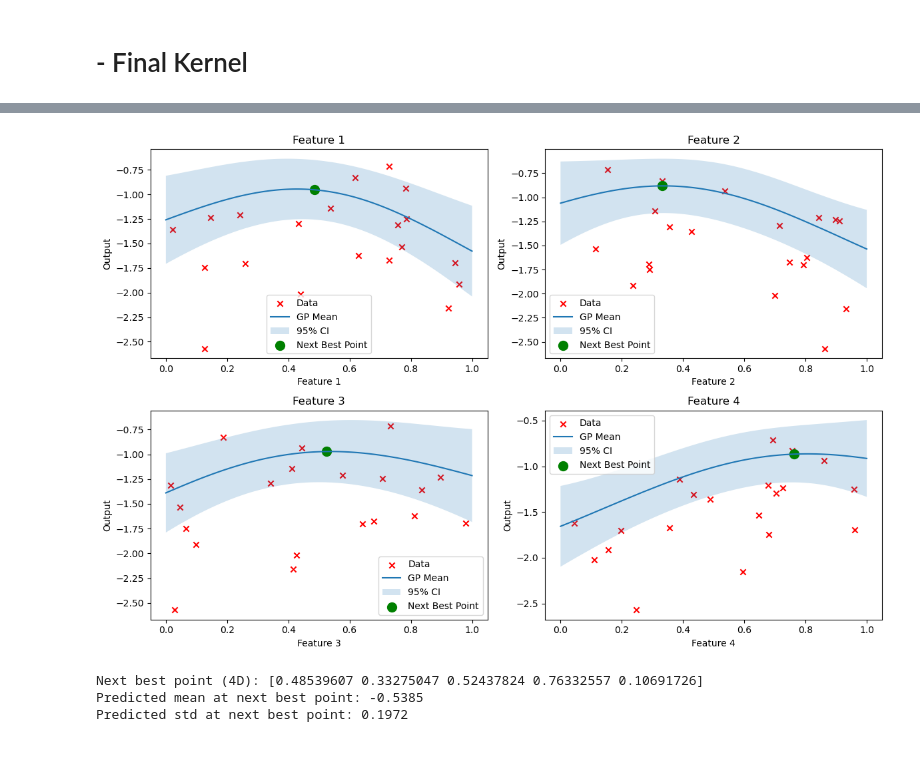
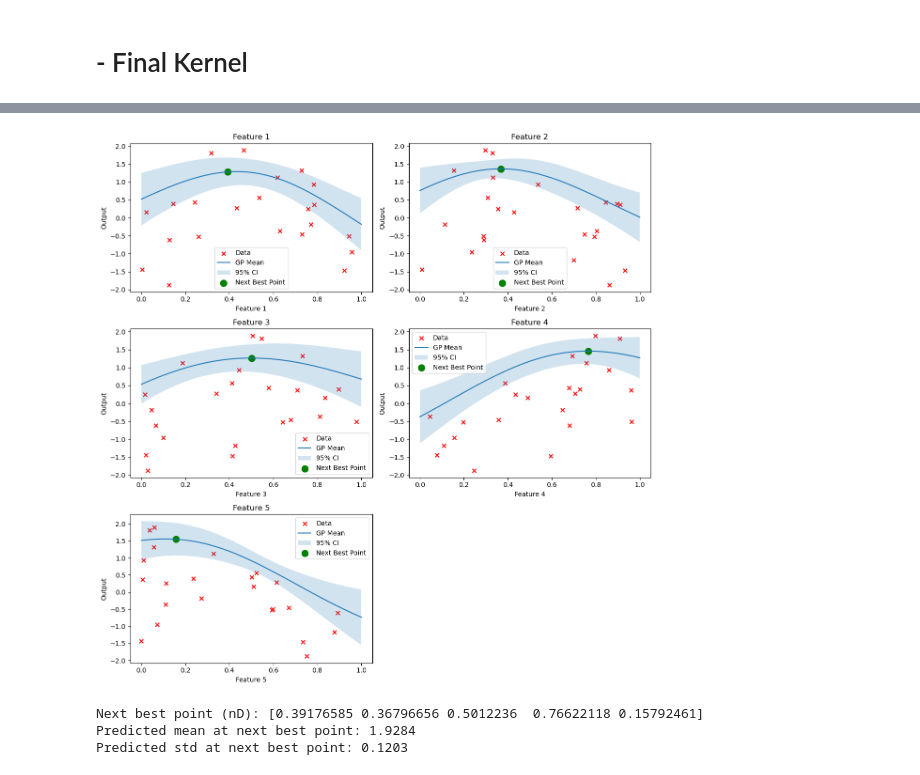
Before and after one commit to Alerdo/BlackBox-Bayesian_Optimisation, a Jupyter notebook: initial_data/0.0 notebooks/f6_optimisation.ipynb, the cells around one changed output, grey strips where cells are left out. Cells and saved outputs as stored; diff of their text form; code cells hidden in the pictures.

```diff
--- a/initial_data/0.0 notebooks/f6_optimisation.ipynb
+++ b/initial_data/0.0 notebooks/f6_optimisation.ipynb
@@ -672,8 +674,8 @@ np.var(f1_inp),skew(f1_inp), np.var(f1_inp_warped),skew(f1_inp_warped)
 # %%
 # SKEWNES IMPROVED/ POSITIVE RESULT
 # %%
-f1_inp = f1_inp_warped
-f1_out  = f1_out_transformed
+x_final =  f1_inp#f1_inp_warped
+y_final  = f1_out_transformed
 # %% [markdown]
 
 # ***************************** Gaussian Process****************************
@@ -844,15 +826,15 @@ kernel = (
         length_scale=0.1,  # Initial length scale
         alpha=1.0,  # Balances short- and long-term variations
         length_scale_bounds=(0.1, 2.0),
-        alpha_bounds=(0.1, 5.0)
-    ) +    WhiteKernel(noise_level=1e-8, noise_level_bounds=(1e-2, 0.1))  # Noise kernel
+        alpha_bounds=(0.1, 10000000.0)
+    ) #+    WhiteKernel(noise_level=1e-8, noise_level_bounds=(1e-13, 0.001))  # Noise kernel
 )
 
 # Initialize Gaussian Process Regressor
 gp = GaussianProcessRegressor(kernel=kernel, n_restarts_optimizer=10, random_state=42)
 
 # Fit the GP model to your data
-gp.fit(f1_inp, f1_out)
+gp.fit(f1_inp, y_final)
 
 # Output the optimized kernel and Log Marginal Likelihood
 print("Optimized Kernel:", gp.kernel_)
@@ -1111,46 +1068,62 @@ Predicted value at next best point: -0.5385
 # %%
 import numpy as np
 import matplotlib.pyplot as plt
+import math
+
+# Number of features
+n_features = x_final.shape[1]
 
 # Calculate feature means and set up grid
-means_other_features = np.mean(f1_inp, axis=0)
+means_other_features = np.mean(x_final, axis=0)
 grid = np.linspace(0, 1, 100)
 
 # Predict at the next best point
 next_mean, next_std = gp.predict(next_point.reshape(1, -1), return_std=True)
 
-# Plot for each feature
-fig, axes = plt.subplots(2, 2, figsize=(12, 8))
-for i, ax in enumerate(axes.ravel()):
+# Determine the subplot arrangement (rows x cols)
+n_cols = 2
+n_rows = math.ceil(n_features / n_cols)
+
+fig, axes = plt.subplots(n_rows, n_cols, figsize=(12, 4 * n_rows))
+axes = axes.flatten()  # Flatten to easily iterate
+
+for i in range(n_features):
+    ax = axes[i]
+
     # Prepare grid points for this feature
     X_plot = np.tile(means_other_features, (100, 1))
     X_plot[:, i] = grid
     mean_pred, std_pred = gp.predict(X_plot, return_std=True)
 
     # Plot data, GP mean, and confidence interval
-    ax.scatter(f1_inp[:, i], f1_out, color='r', marker='x', label='Data')
+    ax.scatter(x_final[:, i], y_final, color='r', marker='x', label='Data')
     ax.plot(grid, mean_pred, label='GP Mean')
-    ax.fill_between(grid, mean_pred - 1.96 * std_pred, mean_pred + 1.96 * std_pred, alpha=0.2, label='95% CI')
+    ax.fill_between(grid, mean_pred - 1.96 * std_pred, mean_pred + 1.96 * std_pred,
+                    alpha=0.2, label='95% CI')
 
     # Highlight next best point
     X_next = means_other_features.copy()
     X_next[i] = next_point[i]
     y_next_dim = gp.predict(X_next.reshape(1, -1))[0]
     ax.scatter(next_point[i], y_next_dim, color='green', s=100, marker='o', label='Next Best Point')
 
     ax.set_title(f'Feature {i+1}')
     ax.set_xlabel(f'Feature {i+1}')
     ax.set_ylabel('Output')
     ax.legend()
 
+# Hide any unused subplots if n_features isn't a multiple of 2
+for j in range(n_features, len(axes)):
+    fig.delaxes(axes[j])
+
 plt.tight_layout()
 plt.show()
 
-print("Next best point (4D):", next_point)
+print("Next best point (nD):", next_point)
 print(f"Predicted mean at next best point: {next_mean[0]:.4f}")
 print(f"Predicted std at next best point: {next_std[0]:.4f}")
 # %% [output]
-[figure, old version]
+[figure, new version]
-Next best point (4D): [0.48539607 0.33275047 0.52437824 0.76332557 0.10691726]
-Predicted mean at next best point: -0.5385
-Predicted std at next best point: 0.1972
+Next best point (nD): [0.39176585 0.36796656 0.5012236  0.76622118 0.15792461]
+Predicted mean at next best point: 1.9284
+Predicted std at next best point: 0.1203
```
Also changed, not shown: parts of 22 cells of this notebook, 18 other files.
